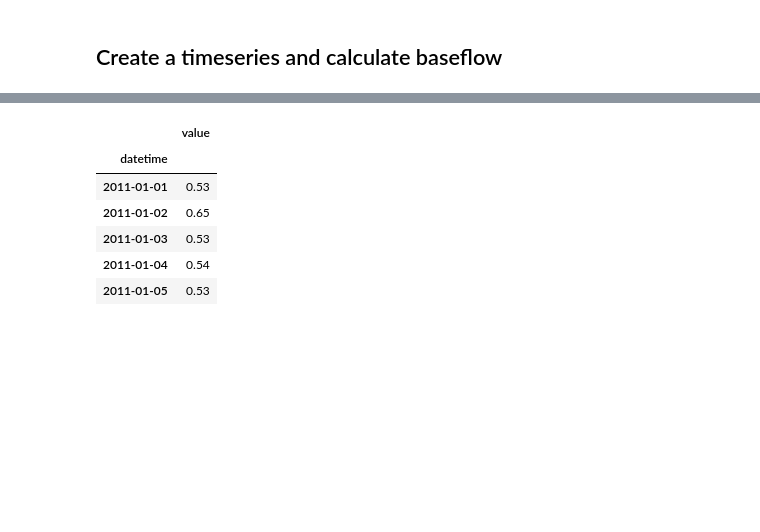
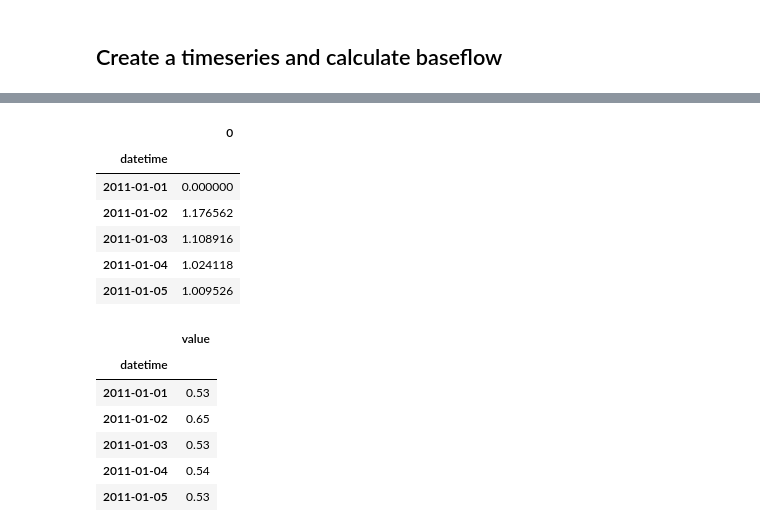
Before and after one commit to stijnvanhoey/hydropy, a Jupyter notebook: Additional_Features.ipynb, the cells around one changed output, grey strips where cells are left out. Cells and saved outputs as stored; diff of their text form; code cells hidden in the pictures; blank space fills up the shorter version.

```diff
--- a/Additional_Features.ipynb
+++ b/Additional_Features.ipynb
@@ -43,3 +45,14 @@ dtype: float64
+# %%
+bfi = hp.get_baseflow_ihacres(herring, 0.1, 15, .5)
+bfi.head()
+# %% [output]
+|  | 0 |
+| datetime |  |
+| 2011-01-01 | 0.000000 |
+| 2011-01-02 | 1.176562 |
+| 2011-01-03 | 1.108916 |
+| 2011-01-04 | 1.024118 |
+| 2011-01-05 | 1.009526 |
 # %%
 stony.head()
 # %% [output]
```
Also changed, not shown: parts of 5 cells of this notebook, 2 other files.
